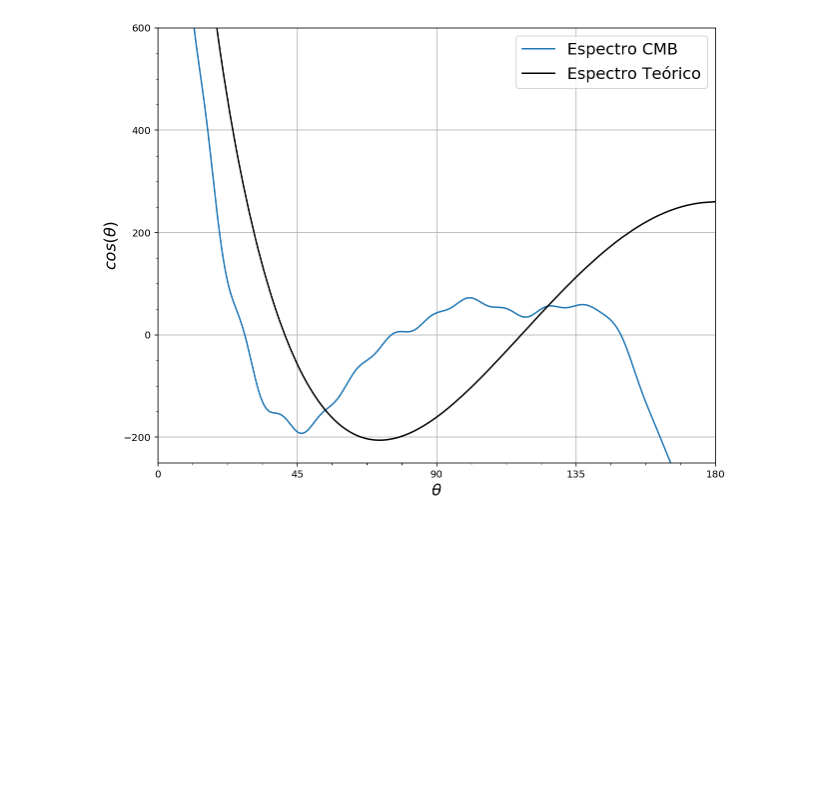
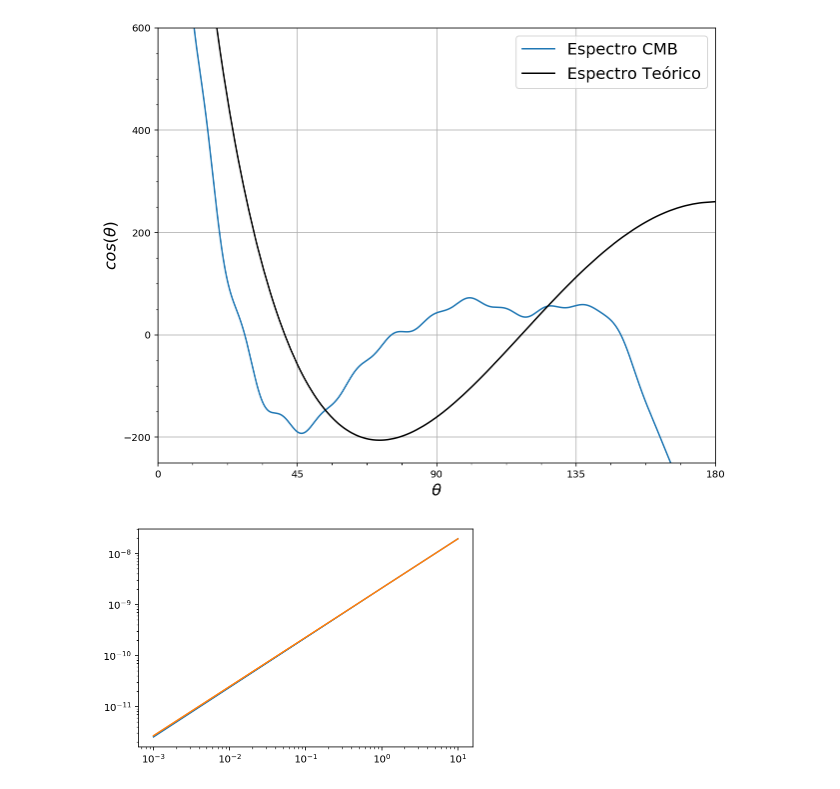
Before and after one commit to ornemarioni/HRU, a Jupyter notebook: practico_CMB.ipynb, the cells around one changed output. Cells and saved outputs as stored; diff of their text form; code cells hidden in the pictures; blank space fills up the shorter version.

```diff
--- a/practico_CMB.ipynb
+++ b/practico_CMB.ipynb
@@ -189,3 +198,26 @@ plt.legend(fontsize = 16)
 # %% [output]
 <matplotlib.legend.Legend at 0x...>
 [figure]
+# %%
+def P0(k):
+    As = 2.1e-9
+    ns = 0.965
+    P0 = As * k**ns
+    return P0
+
+def P(k):
+    a  = 1.8
+    kc = 5.5e-4
+    P = P0(k) * (1. - np.exp(-(k/kc)**a))
+    return P
+# %%
+import numpy as np
+k = np.linspace(0.001,10, 10)
+# %%
+import matplotlib.pyplot as plt
+plt.plot(k, P(k))
+plt.plot(k,P0(k))
+plt.yscale('log')
+plt.xscale('log')
+# %% [output]
+[figure, added]
```
Also changed, not shown: parts of 5 cells of this notebook.
